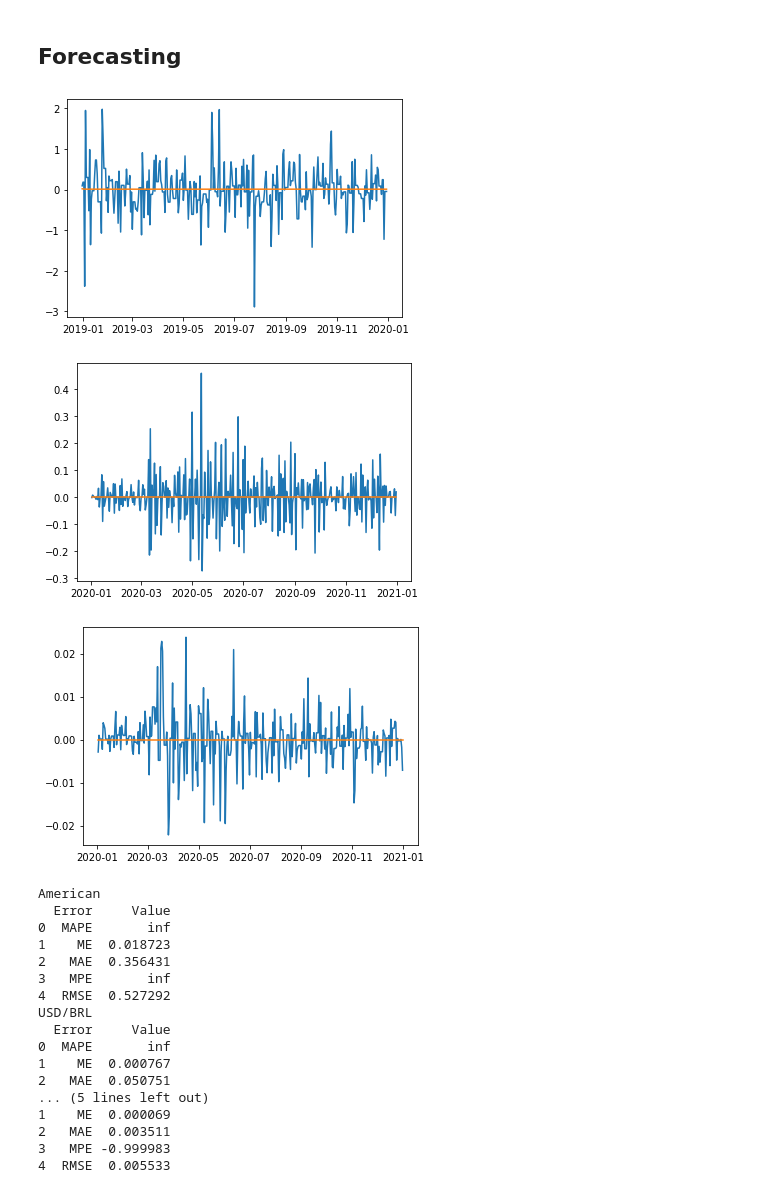
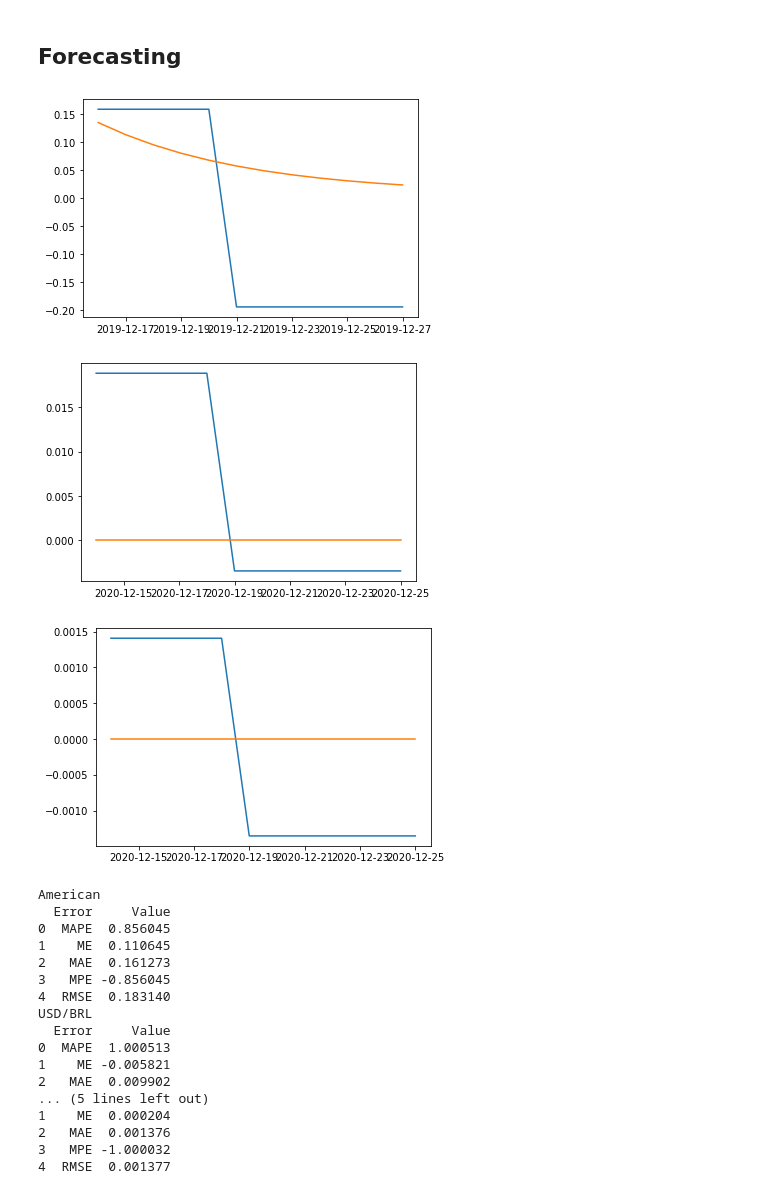
Before and after one commit to MathNog/COMP432-Project, a Jupyter notebook: code/GARCH.ipynb, the cells around one changed output. Cells and saved outputs as stored; diff of their text form; code cells hidden in the pictures.

```diff
--- a/code/GARCH.ipynb
+++ b/code/GARCH.ipynb
@@ -118,12 +71,12 @@ def errors(actual, predicted):
 # %%
 #Importing the dataset and making some changes
-USD_CAD_serie = read_filter('../data/CAD=X.csv','Date','Adj Close')
-USD_BRL_serie = read_filter('../data/BRL=X.csv','Date','Adj Close')
-AmericanAirlines_serie = read_filter('../data/AAL2010_2019.csv','Date','Adj Close')
+USD_CAD_serie = read_filter('../data/CAD=X.csv','Date','Adj Close','w')
+USD_BRL_serie = read_filter('../data/BRL=X.csv','Date','Adj Close','w')
+AmericanAirlines_serie = read_filter('../data/AAL2010_2019.csv','Date','Adj Close','w')
 
 #differentiating the series
 USD_CAD_serie_diff1 = diff(USD_CAD_serie,1)
-USD_BRL_serie_diff2 = diff(USD_BRL_serie,2)
+USD_BRL_serie_diff1 = diff(USD_BRL_serie,1)
 AmericanAirlines_serie_diff1 = diff(AmericanAirlines_serie,1)
 # %% [markdown]
 ## Train and Test Split
@@ -134,11 +83,17 @@ train_USD_BRL_diff2, test_USD_BRL_diff2 = train_test(USD_BRL_serie_diff2,365)
+# %%
+largest_horizon = 12 # 12 weeks, 3 months
+
+train_American_diff1, test_American_diff1 = train_test(AmericanAirlines_serie_diff1,12)
+train_USD_CAD_diff1, test_USD_CAD_diff1 = train_test(USD_CAD_serie_diff1,12)
+train_USD_BRL_diff1, test_USD_BRL_diff1 = train_test(USD_BRL_serie_diff1,12)
 # %% [markdown]
 ## Fit ARIMA+GARCH Model
 # %%
 arima_American_diff1 = ARIMA(train_American_diff1,order=(1,0,1)).fit()
 arima_USD_CAD_diff1 = ARIMA(train_USD_CAD_diff1,order=(1,0,1)).fit()
-arima_USD_BRL_diff2 = ARIMA(train_USD_BRL_diff2,order=(1,0,1)).fit()
+arima_USD_BRL_diff1 = ARIMA(train_USD_BRL_diff1,order=(1,0,1)).fit()
 
 garch_American_diff1 = arch_model(arima_American_diff1.resid, vol='Garch', p=1, o=0, q=1, dist='Normal').fit()
 garch_USD_CAD_diff1 = arch_model(arima_USD_CAD_diff1.resid, vol='Garch', p=1, o=0, q=1, dist='Normal').fit()
-garch_USD_BRL_diff2 = arch_model(arima_USD_BRL_diff2.resid, vol='Garch', p=1, o=0, q=1, dist='Normal').fit()
+garch_USD_BRL_diff1 = arch_model(arima_USD_BRL_diff1.resid, vol='Garch', p=1, o=0, q=1, dist='Normal').fit()
 # %% [output]
@@ -183,67 +135,67 @@ model or by setting rescale=False.
 ## Forecasting
 # %%
 arima_for_American = arima_American_diff1.predict(start=test_American_diff1.index.astype(str)[0],end=test_American_diff1.index.astype(str)[-1])
-arima_for_BRL = arima_USD_BRL_diff2.predict(start=test_USD_BRL_diff2.index.astype(str)[0],end=test_USD_BRL_diff2.index.astype(str)[-1])
+arima_for_BRL = arima_USD_BRL_diff1.predict(start=test_USD_BRL_diff1.index.astype(str)[0],end=test_USD_BRL_diff1.index.astype(str)[-1])
 arima_for_CAD = arima_USD_CAD_diff1.predict(start=test_USD_CAD_diff1.index.astype(str)[0],end=test_USD_CAD_diff1.index.astype(str)[-1])
 
-garch_for_American = garch_American_diff1.forecast(horizon=365)
-garch_for_BRL = garch_USD_BRL_diff2.forecast(horizon=365)
-garch_for_CAD = garch_USD_CAD_diff1.forecast(horizon=365)
+garch_for_American = garch_American_diff1.forecast(horizon=12)
+garch_for_BRL = garch_USD_BRL_diff1.forecast(horizon=12)
+garch_for_CAD = garch_USD_CAD_diff1.forecast(horizon=12)
 
 for_American = arima_for_American.copy(deep=True)
 for_BRL = arima_for_BRL.copy(deep=True)
 for_CAD = arima_for_CAD.copy(deep=True)
 
-for i in range(365):
+for i in range(12):
     for_American[i] += garch_for_American.mean.iloc[-1][i]
     for_BRL = garch_for_BRL.mean.iloc[-1][i]
     for_CAD = garch_for_CAD.mean.iloc[-1][i]
 
 comp_for_American = test_American_diff1.copy(deep=True)
-comp_for_BRL = test_USD_BRL_diff2.copy(deep=True)
+comp_for_BRL = test_USD_BRL_diff1.copy(deep=True)
 comp_for_CAD = test_USD_CAD_diff1.copy(deep=True)
 
 comp_for_American['Forecast'] =for_American
 comp_for_BRL['Forecast'] = for_BRL
 comp_for_CAD['Forecast'] = for_CAD
 
 
 plt.figure()
 plt.plot(comp_for_American)
 plt.figure()
 plt.plot(comp_for_BRL)
 plt.figure()
 plt.plot(comp_for_CAD);
 # %% [output]
-[figure, old version]
+[figure, new version]
-[figure, old version]
+[figure, new version]
-[figure, old version]
+[figure, new version]
 # %%
 for_errors_American_diff1 = errors(comp_for_American['Adj Close'],comp_for_American['Forecast'])
 for_errors_USD_CAD_diff1 = errors(comp_for_CAD['Adj Close'],comp_for_CAD['Forecast'])
-for_errors_USD_BRL_diff2 = errors(comp_for_BRL['Adj Close'],comp_for_BRL['Forecast'])
+for_errors_USD_BRL_diff1 = errors(comp_for_BRL['Adj Close'],comp_for_BRL['Forecast'])
 
 print('American')
 print(for_errors_American_diff1)
 print('USD/BRL')
-print(for_errors_USD_BRL_diff2)
+print(for_errors_USD_BRL_diff1)
 print('USD/CAD')
 print(for_errors_USD_CAD_diff1)
 # %% [output]
 American
   Error     Value
-0  MAPE       inf
-1    ME  0.018723
-2   MAE  0.356431
-3   MPE       inf
-4  RMSE  0.527292
+0  MAPE  0.856045
+1    ME  0.110645
+2   MAE  0.161273
+3   MPE -0.856045
+4  RMSE  0.183140
 USD/BRL
   Error     Value
-0  MAPE       inf
-1    ME  0.000767
-2   MAE  0.050751
+0  MAPE  1.000513
+1    ME -0.005821
+2   MAE  0.009902
 ... (5 lines left out)
-1    ME  0.000069
-2   MAE  0.003511
-3   MPE -0.999983
-4  RMSE  0.005533
+1    ME  0.000204
+2   MAE  0.001376
+3   MPE -1.000032
+4  RMSE  0.001377
```
Also changed, not shown: parts of 3 cells of this notebook, 10 other files.
